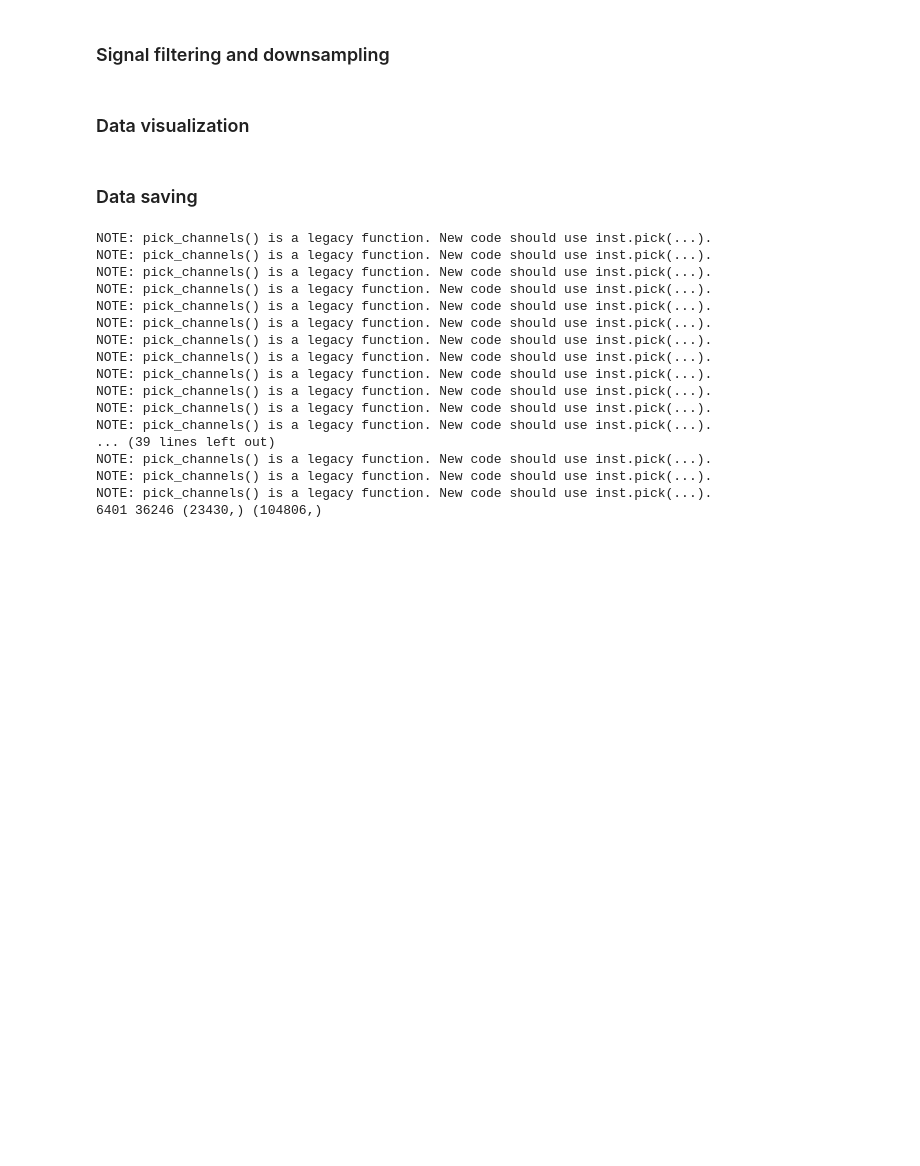
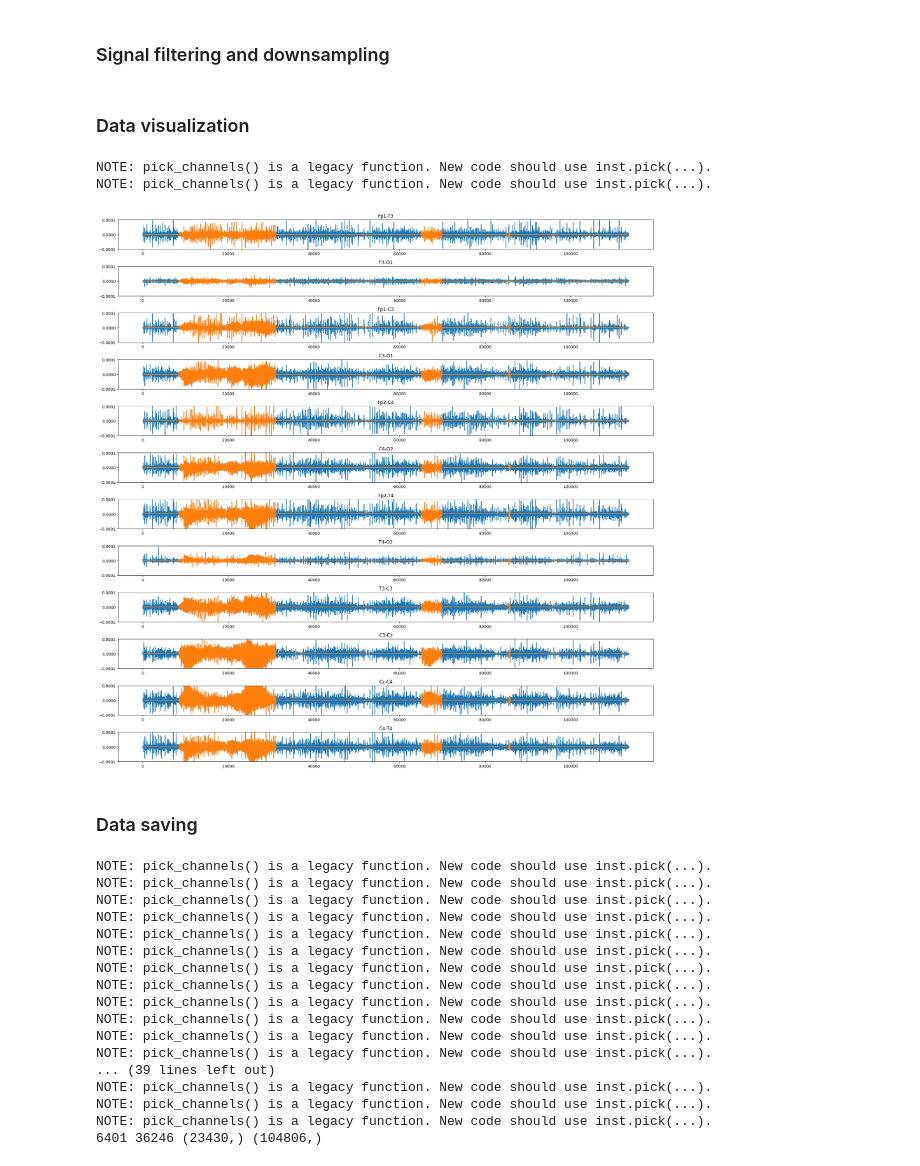
Before and after one commit to Dinuka-1999/BraiNeoCare, a Jupyter notebook: Read_Data.ipynb, the cells around one changed output. Drawn from its saved outputs; the diff is of its cells as text; code cells hidden in the pictures; blank space fills up the shorter version.

```diff
--- a/Read_Data.ipynb
+++ b/Read_Data.ipynb
@@ -112,7 +112,7 @@ consensus_files
 # %% [markdown]
 ### Data visualization
 # %%
-n=1
+n=9
 file=f'../BraiNeoCare/Datasets/zenodo_eeg/eeg{n}.edf'
 data = mne.io.read_raw_edf(file,verbose=False)
 
@@ -123,33 +123,38 @@ channels_2=['EEG Fp1-REF', 'EEG Fp2-REF','EEG F3-REF', 'EEG F4-REF', 'EEG C3-REF
 try:
     data=data.pick_channels(channels_1,ordered=True)#['EEG Fp1-Ref', 'EEG Fp2-Ref', 'EEG C3-Ref', 'EEG C4-Ref',
                             # 'EEG Cz-Ref', 'EEG T3-Ref', 'EEG T4-Ref', 'EEG O1-Ref', 'EEG O2-Ref'],ordered=True)
     raw_data=data.get_data()
     signal=signal_array(raw_data)
 except:
     data=data.pick_channels(channels_2,ordered=True)#['EEG Fp1-REF', 'EEG Fp2-REF', 'EEG C3-REF', 'EEG C4-REF',
                             # 'EEG Cz-REF', 'EEG T3-REF', 'EEG T4-REF', 'EEG O1-REF', 'EEG O2-REF'],ordered=True)
     raw_data=data.get_data()
     signal=signal_array(raw_data)
 channel_names=["Fp1-T3","T3-O1","Fp1-C3","C3-O1","Fp2-C4","C4-O2","Fp2-T4","T4-O2","T3-C3","C3-Cz","Cz-C4","C4-T4"]
 
 
 signal=downsample(signal)
 
 s_Time,e_Time=find_seizure_time(n)
 seizures=np.zeros((12,len(signal[0])))
 
 for i in range(12):
     for r in range(len(s_Time)):
         seizures[i,s_Time[r]*32:e_Time[r]*32]=signal[i,s_Time[r]*32:e_Time[r]*32]
 
 fig,ax=plt.subplots(12,1,figsize=(20,20))
 
 for r in range(12):
     ax[r].plot(signal[r])
     ax[r].plot(seizures[r])
+    ax[r].set_ylim(-0.0001,0.0001)
     ax[r].set_title(channel_names[r])
 fig.tight_layout()
 plt.show()
+# %% [output]
+NOTE: pick_channels() is a legacy function. New code should use inst.pick(...).
+NOTE: pick_channels() is a legacy function. New code should use inst.pick(...).
+[figure, added]
 # %% [markdown]
 ### Data saving
 # %%
```
Also changed, not shown: 12 other files.
